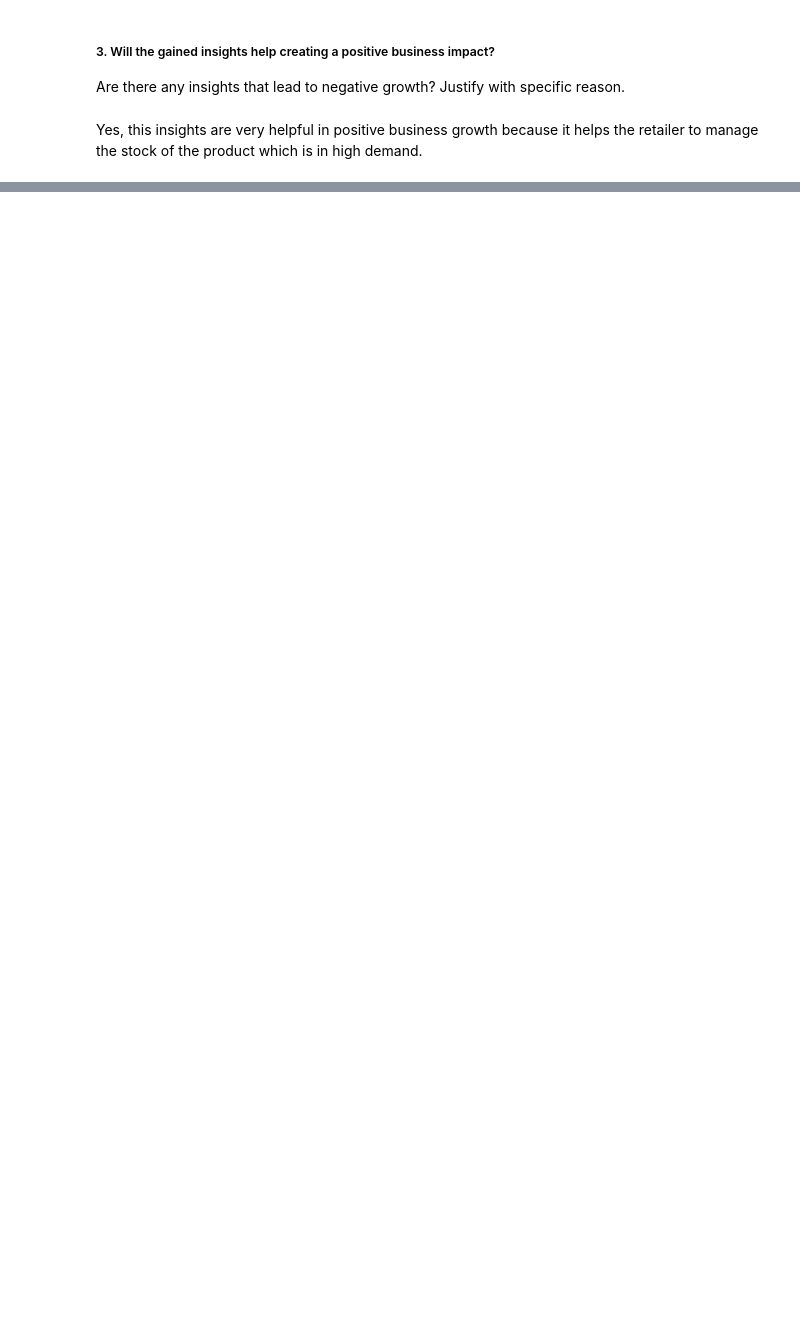
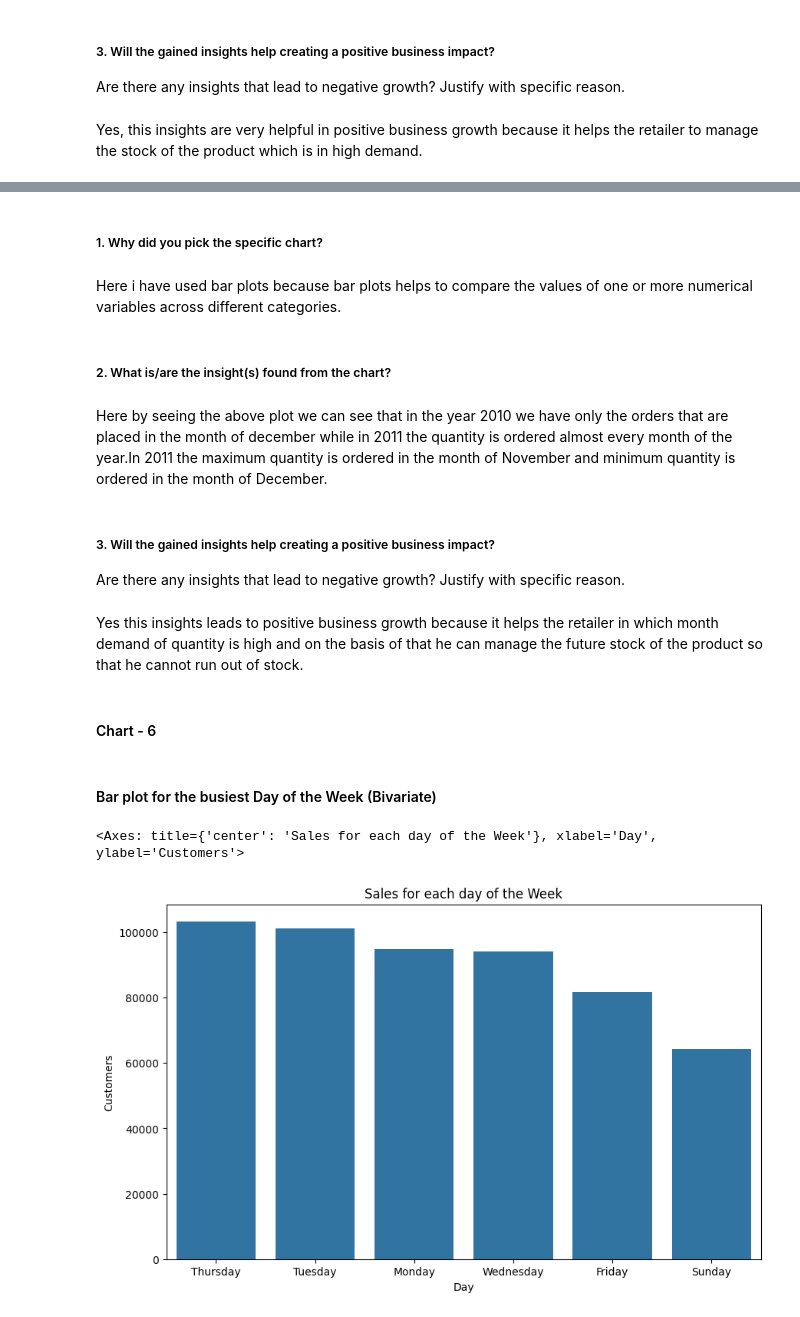
Before and after one commit to Madhukargoud2197/Myntra_Online_Retail_Segmentation_Project, a Jupyter notebook: Myntra_Online_Retail_Customer_Segmentation_Project.ipynb, the cells around one changed output, grey strips where cells are left out. Drawn from its saved outputs; the diff is of its cells as text; code cells hidden in the pictures; blank space fills up the shorter version.

```diff
--- a/Myntra_Online_Retail_Customer_Segmentation_Project.ipynb
+++ b/Myntra_Online_Retail_Customer_Segmentation_Project.ipynb
@@ -769,0 +838,27 @@ Yes, this insights are very helpful in positive business growth because it helps
+# %% [markdown]
+##### 1. Why did you pick the specific chart?
+# %% [markdown]
+Here i have used bar plots because bar plots helps to compare the values of one or more numerical variables across different categories.
+# %% [markdown]
+##### 2. What is/are the insight(s) found from the chart?
+# %% [markdown]
+Here by seeing the above plot we can see that in the year 2010 we have only the orders that are placed in the month of december while in 2011 the quantity is ordered almost every month of the year.In 2011 the maximum quantity is ordered in the month of November and minimum quantity is ordered in the month of December.
+# %% [markdown]
+##### 3. Will the gained insights help creating a positive business impact?
+Are there any insights that lead to negative growth? Justify with specific reason.
+# %% [markdown]
+Yes this insights leads to positive business growth because it helps the retailer in which month demand of quantity is high and on the basis of that he can manage the future stock of the product so that he cannot run out of stock.
+# %% [markdown]
+#### Chart - 6
+# %% [markdown]
+#### Bar plot for the busiest Day of the Week (Bivariate)
+# %%
+# Plotting the bar plot
+plt.figure(figsize=(10, 6))
+plt.title('Sales for each day of the Week')
+plt.xlabel('Day')
+plt.ylabel('Customers')
+sns.barplot(x='Day', y='Quantity', data=df.groupby(['Day'])['Quantity'].count().reset_index().sort_values('Quantity', ascending=False))
+# %% [output]
+<Axes: title={'center': 'Sales for each day of the Week'}, xlabel='Day', ylabel='Customers'>
+[figure, added]
```
Also changed, not shown: parts of 32 cells of this notebook.
